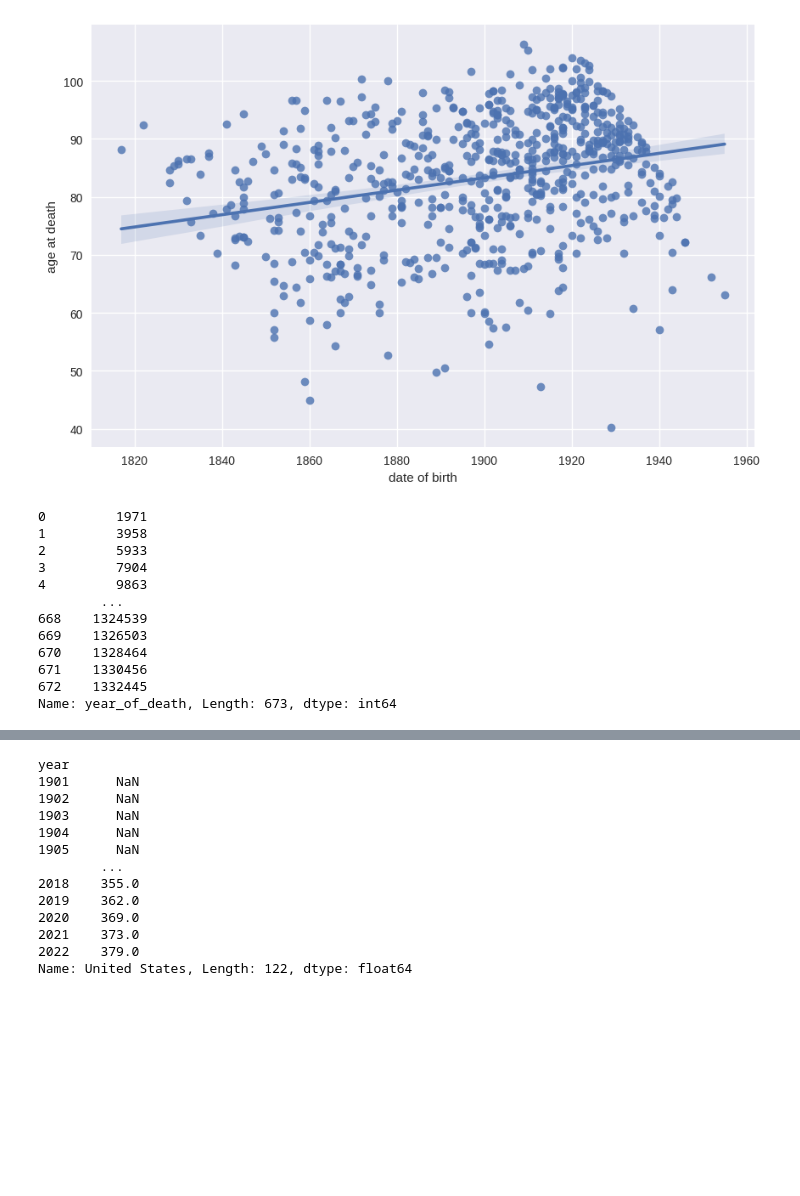
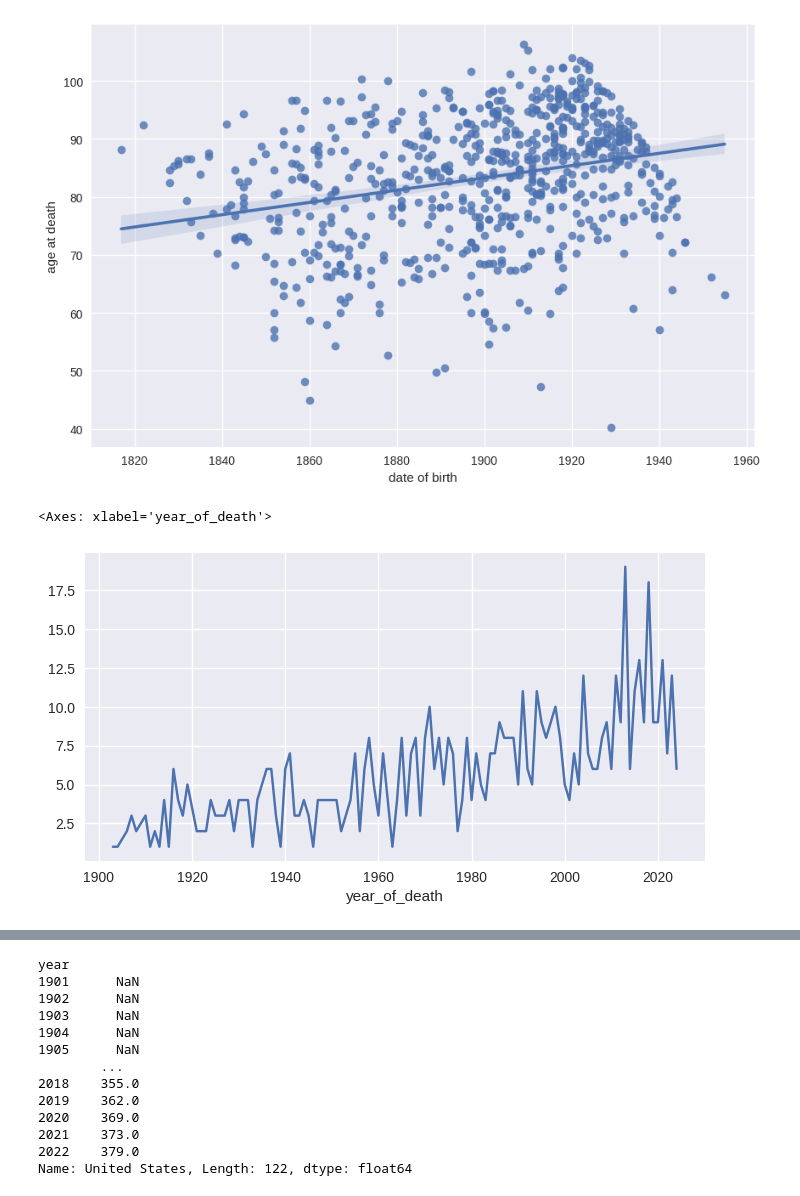
Before and after one commit to FilipeOrfao/data_visualization_with_python_and_javascript, a Jupyter notebook: 011_/main.ipynb, the cells around one changed output, grey strips where cells are left out. Saved outputs shown, nothing was run; the diff lists cells and outputs as text; code cells hidden in the pictures; blank space fills up the shorter version.

Commit message:
managed to make the graph for birth and birht by year

```diff
--- a/011_/main.ipynb
+++ b/011_/main.ipynb
@@ -598,23 +598,13 @@ sns.lmplot(data=data, x="date of birth", y="age at death", height=6, aspect=1.5)
 # %%
 # what year did the most die see the impact of cov
 df_temp = df[df.age_at_death.notnull()]
 
 year_index = pd.Index(np.arange(1901, 2023), name="year")
 
 year_of_death = pd.DataFrame()
 year_of_death['year_of_death'] = pd.DataFrame([i.year for i in df_temp['date_of_death']])
 year_of_death['year_of_death'] = year_of_death
-year_of_death['year_of_death'].cumsum()
+year_of_death.groupby(['year_of_death']).size().plot()
 # %% [output]
-0         1971
-1         3958
-2         5933
-3         7904
-4         9863
-        ...
-668    1324539
-669    1326503
-670    1328464
-671    1330456
-672    1332445
-Name: year_of_death, Length: 673, dtype: int64
+<Axes: xlabel='year_of_death'>
+[figure, added]
```
Also changed, not shown: parts of 2 cells of this notebook.
